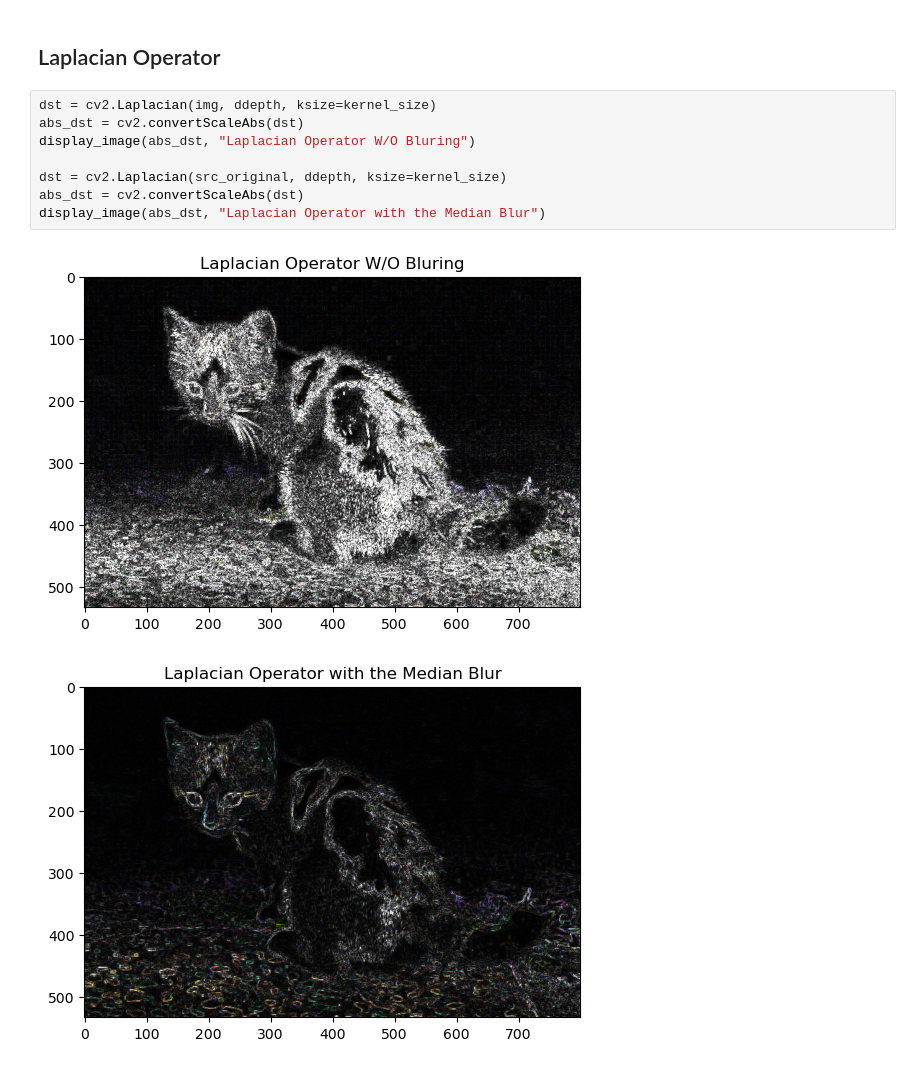
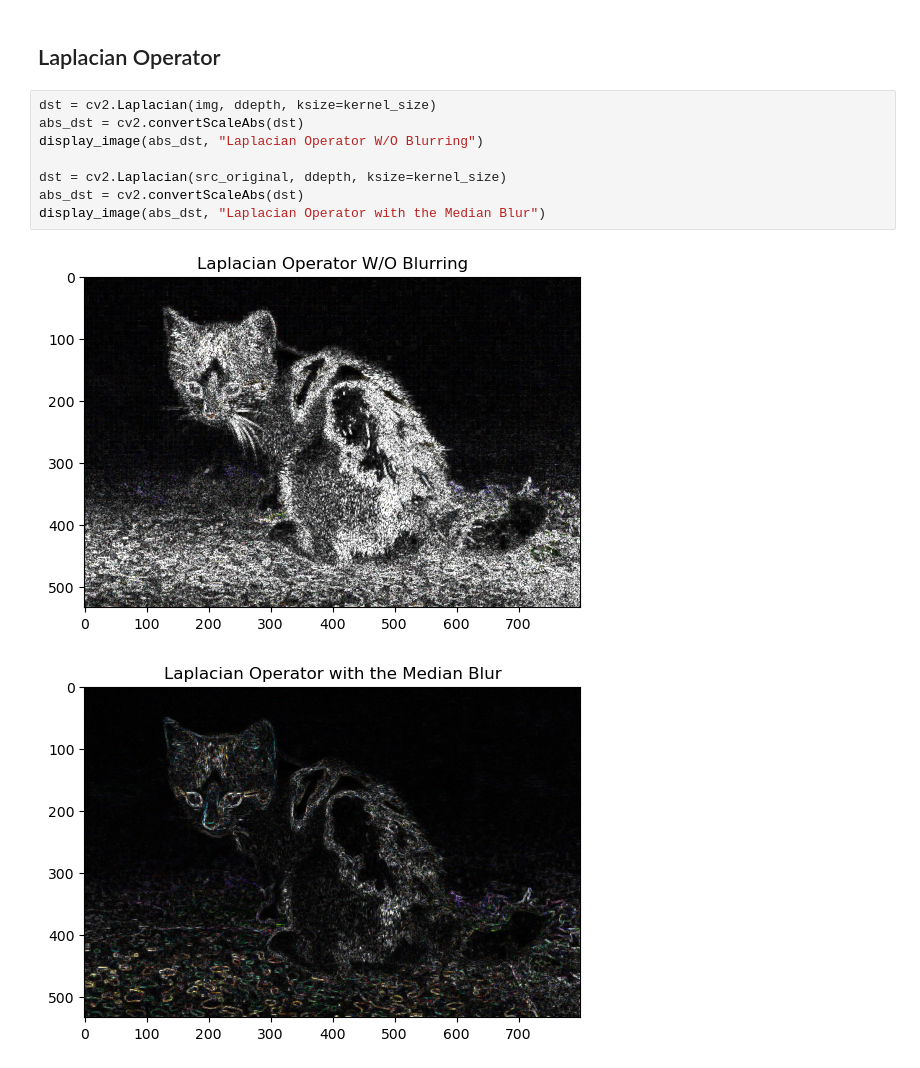
Before and after one commit to JasonIngham24/ComputerVision_HomeLabs, a Jupyter notebook: Practical 2/practical02_2.ipynb, the cells around one changed output. Drawn from its saved outputs; the diff is of its cells as text.

```diff
--- a/Practical 2/practical02_2.ipynb
+++ b/Practical 2/practical02_2.ipynb
@@ -99,11 +99,11 @@ display_image(grad, "Sobel")
 # %%
 dst = cv2.Laplacian(img, ddepth, ksize=kernel_size)
 abs_dst = cv2.convertScaleAbs(dst)
-display_image(abs_dst, "Laplacian Operator W/O Bluring")
+display_image(abs_dst, "Laplacian Operator W/O Blurring")
 
 dst = cv2.Laplacian(src_original, ddepth, ksize=kernel_size)
 abs_dst = cv2.convertScaleAbs(dst)
 display_image(abs_dst, "Laplacian Operator with the Median Blur")
 # %% [output]
-[figure, old version]
+[figure, new version]
 [figure]
```
Also changed, not shown: parts of 4 cells of this notebook.
